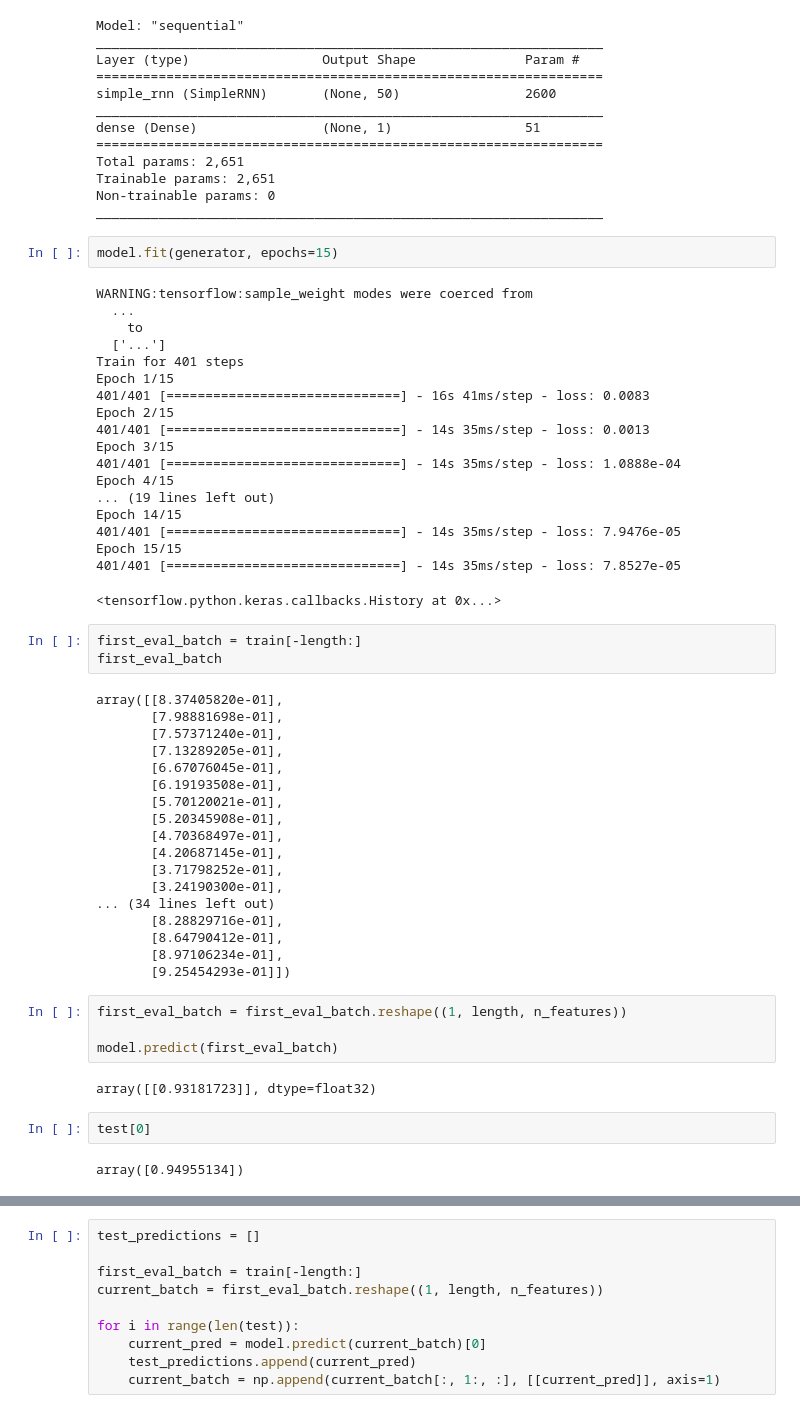
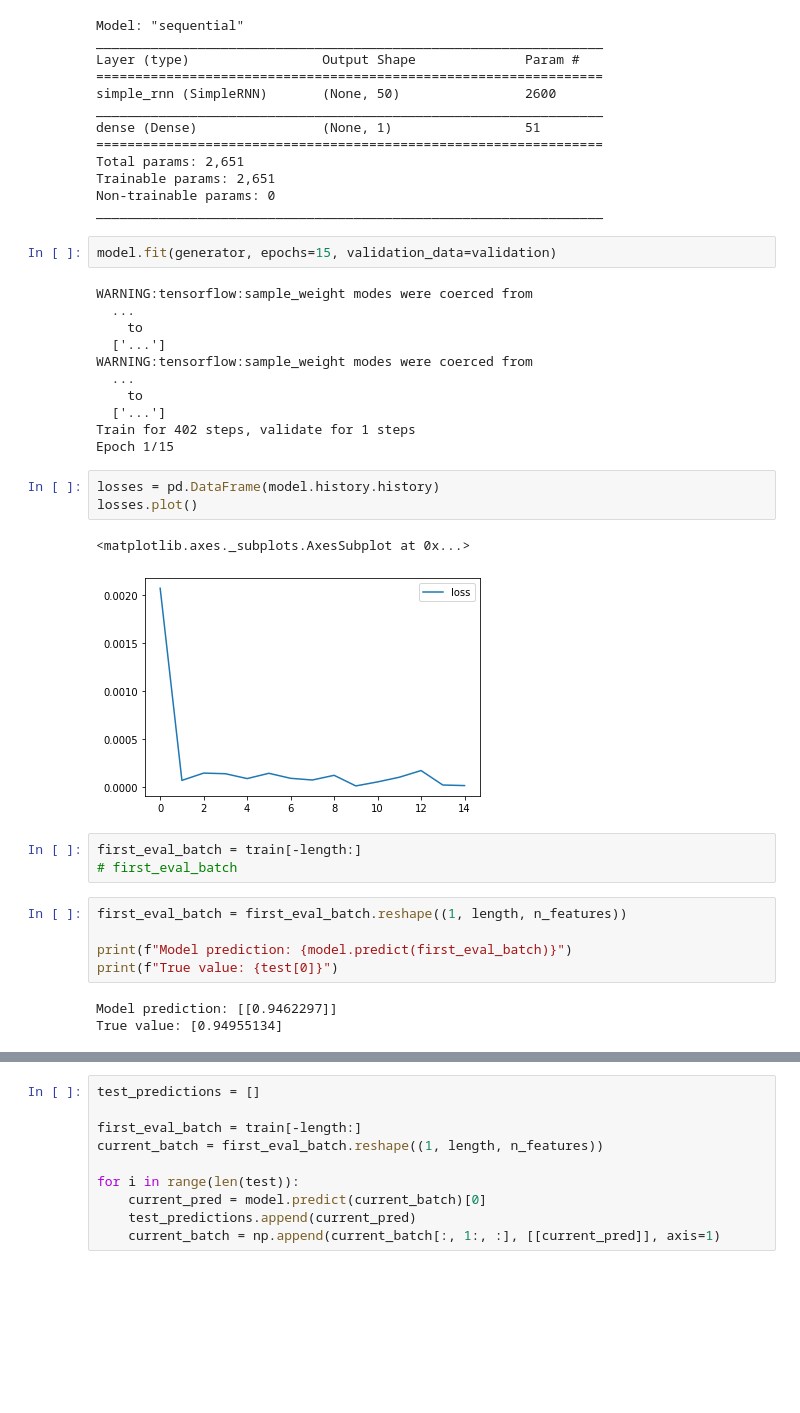
Before and after one commit to fares-ds/Time_Series_Analysis_Tutorial, a Jupyter notebook: Recurrent_Neural_Networks.ipynb, the cells around one changed output, grey strips where cells are left out. Drawn from its saved outputs; the diff is of its cells as text; blank space fills up the shorter version.

```diff
--- a/Recurrent_Neural_Networks.ipynb
+++ b/Recurrent_Neural_Networks.ipynb
@@ -154,54 +112,32 @@ Trainable params: 2,651
 Non-trainable params: 0
 _________________________________________________________________
 # %%
-model.fit(generator, epochs=15)
+model.fit(generator, epochs=15, validation_data=validation)
 # %% [output]
 WARNING:tensorflow:sample_weight modes were coerced from
   ...
     to
   ['...']
-Train for 401 steps
+WARNING:tensorflow:sample_weight modes were coerced from
+  ...
+    to
+  ['...']
+Train for 402 steps, validate for 1 steps
 Epoch 1/15
-401/401 [==============================] - 16s 41ms/step - loss: 0.0083
-Epoch 2/15
-401/401 [==============================] - 14s 35ms/step - loss: 0.0013
-Epoch 3/15
-401/401 [==============================] - 14s 35ms/step - loss: 1.0888e-04
-Epoch 4/15
-... (19 lines left out)
-Epoch 14/15
-401/401 [==============================] - 14s 35ms/step - loss: 7.9476e-05
-Epoch 15/15
-401/401 [==============================] - 14s 35ms/step - loss: 7.8527e-05
-<tensorflow.python.keras.callbacks.History at 0x...>
+# %%
+losses = pd.DataFrame(model.history.history)
+losses.plot()
+# %% [output]
+<matplotlib.axes._subplots.AxesSubplot at 0x...>
+[figure, added]
 # %%
 first_eval_batch = train[-length:]
-first_eval_batch
+# first_eval_batch
-# %% [output]
-array([[8.37405820e-01],
-       [7.98881698e-01],
-       [7.57371240e-01],
-       [7.13289205e-01],
-       [6.67076045e-01],
-       [6.19193508e-01],
-       [5.70120021e-01],
-       [5.20345908e-01],
-       [4.70368497e-01],
-       [4.20687145e-01],
-       [3.71798252e-01],
-       [3.24190300e-01],
-... (34 lines left out)
-       [8.28829716e-01],
-       [8.64790412e-01],
-       [8.97106234e-01],
-       [9.25454293e-01]])
 # %%
 first_eval_batch = first_eval_batch.reshape((1, length, n_features))
 
-model.predict(first_eval_batch)
+print(f"Model prediction: {model.predict(first_eval_batch)}")
+print(f"True value: {test[0]}")
 # %% [output]
-array([[0.93181723]], dtype=float32)
+Model prediction: [[0.9462297]]
+True value: [0.94955134]
-# %%
-test[0]
-# %% [output]
-array([0.94955134])
```
Also changed, not shown: parts of 31 cells of this notebook.
